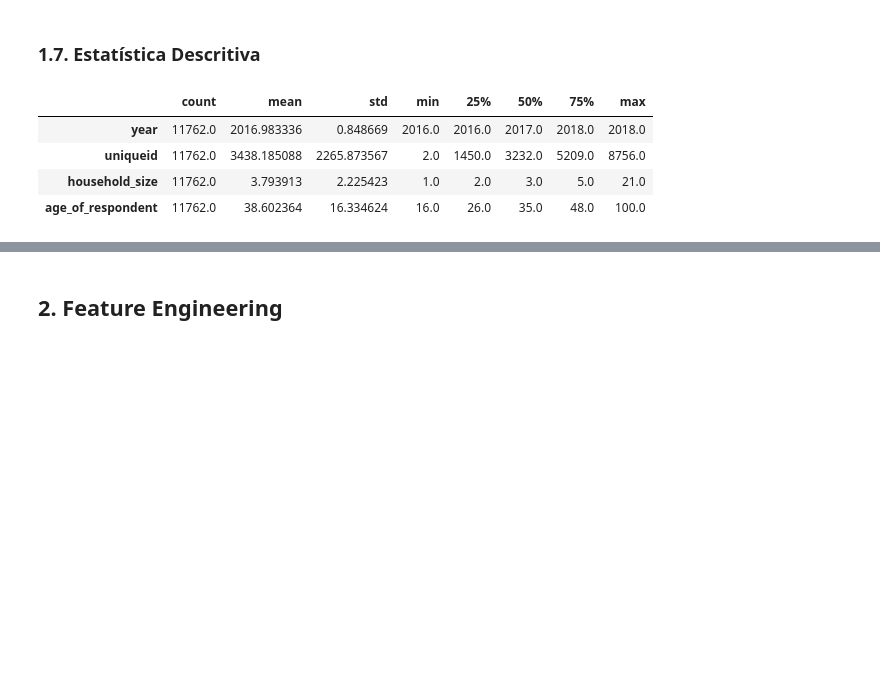
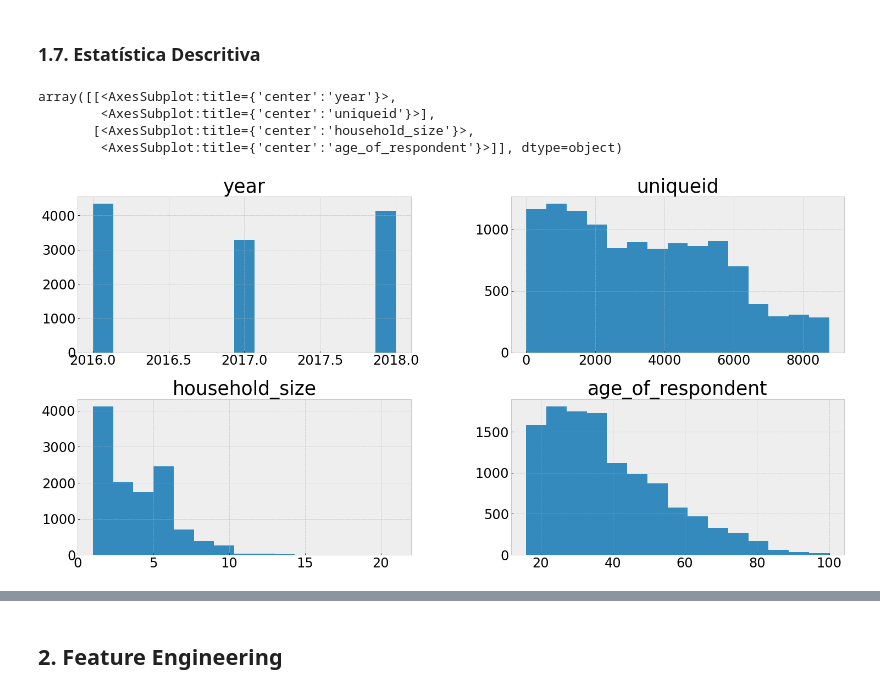
Before and after one commit to daSpinelli/hackday_01_dadosinglorios, a Jupyter notebook: end-to-end.ipynb, the cells around one changed output, grey strips where cells are left out. Saved outputs shown, nothing was run; the diff lists cells and outputs as text; code cells hidden in the pictures; blank space fills up the shorter version.

```diff
--- a/end-to-end.ipynb
+++ b/end-to-end.ipynb
@@ -147,2 +143,5 @@ df1 = df1.drop(columns='uid')
+# %%
+df1 = df1.drop(columns='uid')
+df1['bank_account'] = df1['bank_account'].apply(lambda x: 1 if x == 'Yes' else 0)
 # %% [markdown]
 ### 1.2. Checar Dimensões
@@ -197,11 +196,12 @@ dtype: int64
 ### 1.6. Preenche NaN
 # %% [markdown]
 ### 1.7. Estatística Descritiva
-# %%
-df1.describe().T
-# %% [output]
-|  | count | mean | std | min | 25% | 50% | 75% | max |
-| year | 11762.0 | 2016.983336 | 0.848669 | 2016.0 | 2016.0 | 2017.0 | 2018.0 | 2018.0 |
-| uniqueid | 11762.0 | 3438.185088 | 2265.873567 | 2.0 | 1450.0 | 3232.0 | 5209.0 | 8756.0 |
-| household_size | 11762.0 | 3.793913 | 2.225423 | 1.0 | 2.0 | 3.0 | 5.0 | 21.0 |
-| age_of_respondent | 11762.0 | 38.602364 | 16.334624 | 16.0 | 26.0 | 35.0 | 48.0 | 100.0 |
+# %%
+numeric_attributes = df1.select_dtypes(include = ['int64', 'float64'])
+numeric_attributes.hist(bins = 15)
+# %% [output]
+array([[<AxesSubplot:title={'center':'year'}>,
+        <AxesSubplot:title={'center':'uniqueid'}>],
+       [<AxesSubplot:title={'center':'household_size'}>,
+        <AxesSubplot:title={'center':'age_of_respondent'}>]], dtype=object)
+[figure, added]
```
Also changed, not shown: parts of 10 cells of this notebook.
